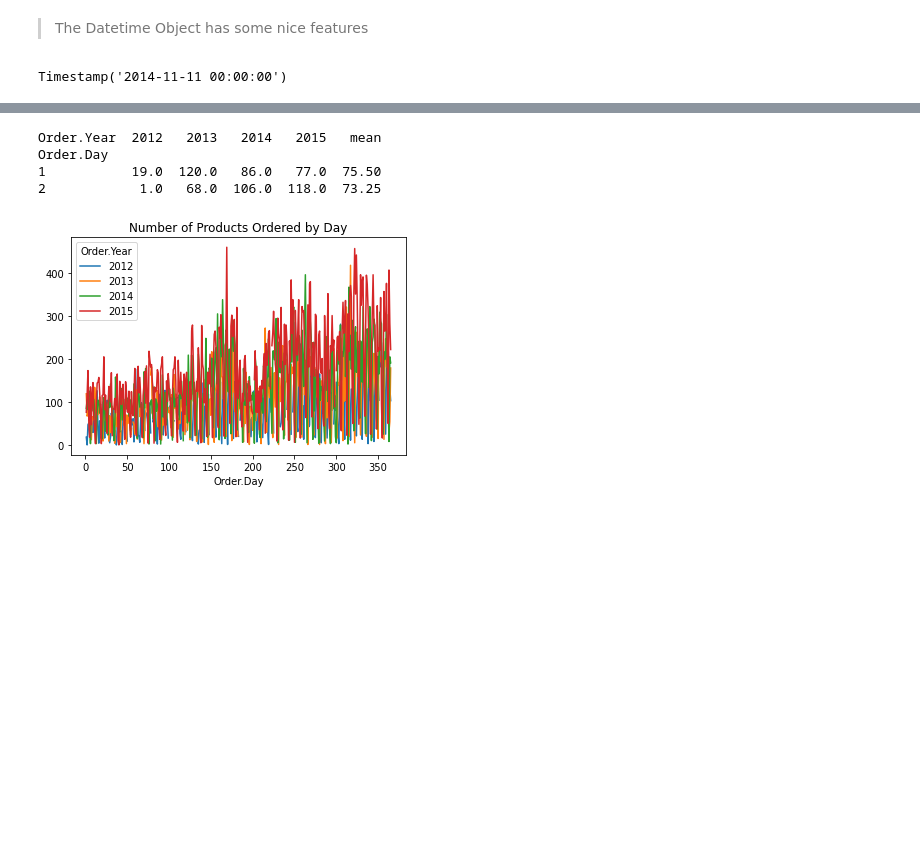
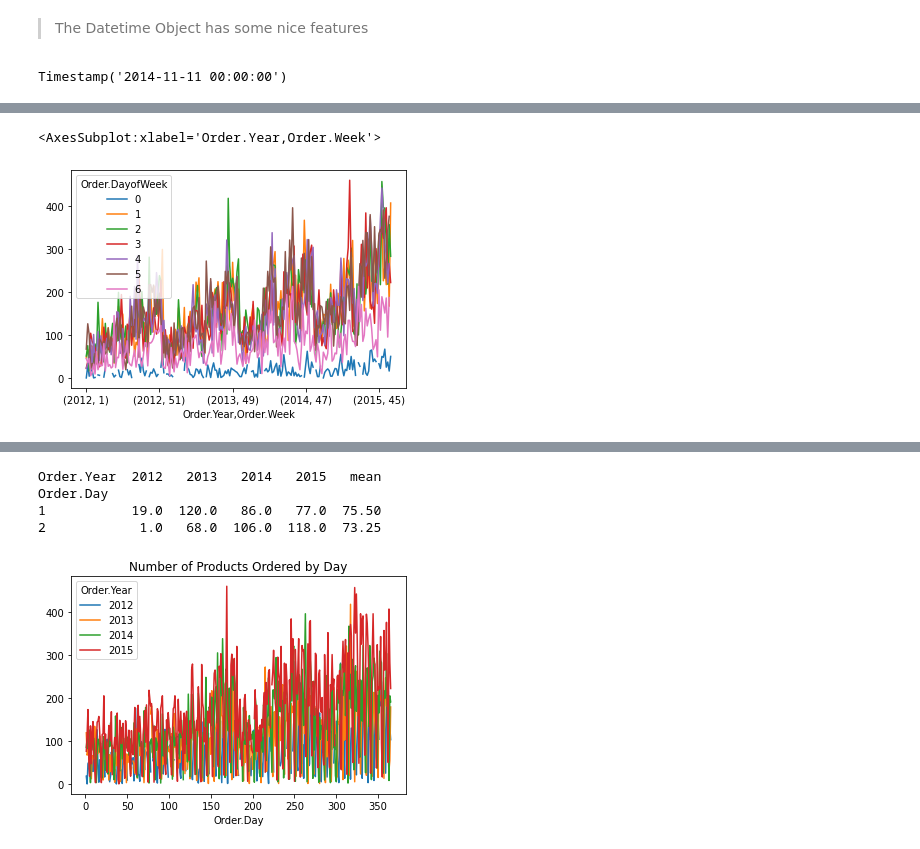
Before and after one commit to borkostolo/RetailCompanyAnalytics, a Jupyter notebook: ERetailCompanyDataAnalytics.ipynb, the cells around one changed output, grey strips where cells are left out. Saved outputs shown, nothing was run; the diff lists cells and outputs as text; code cells hidden in the pictures; blank space fills up the shorter version.

```diff
--- a/ERetailCompanyDataAnalytics.ipynb
+++ b/ERetailCompanyDataAnalytics.ipynb
@@ -315,0 +341,5 @@ orders_df[["Order.Date","Order.Year","Order.Month","Order.Week","Order.Day"]][:4
+# %%
+orders_df.groupby(['Order.Year','Order.Week','Order.DayofWeek'])['Quantity'].sum().unstack('Order.DayofWeek').plot()
+# %% [output]
+<AxesSubplot:xlabel='Order.Year,Order.Week'>
+[figure, added]
```
Also changed, not shown: parts of 35 cells of this notebook.
